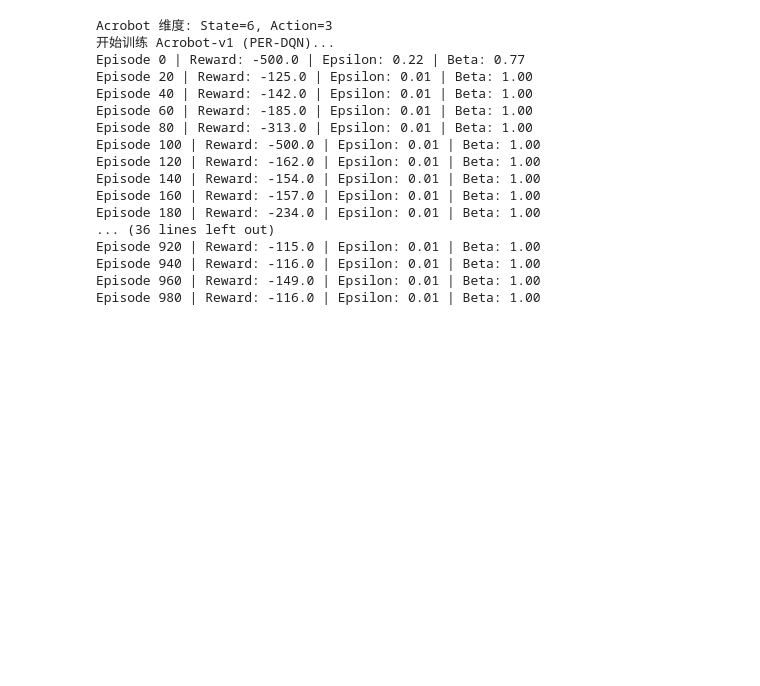
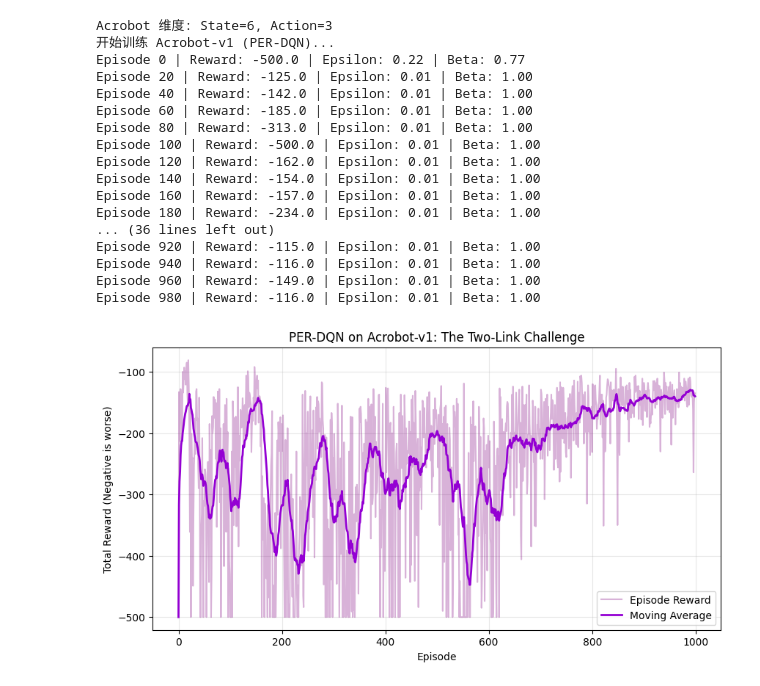
Before and after one commit to baiziyue43-dotcom/a2_part2, a Jupyter notebook: assignment_2_part_2.ipynb, the cells around one changed output. Saved outputs shown, nothing was run; the diff lists cells and outputs as text; code cells hidden in the pictures; blank space fills up the shorter version.

Commit message:
add 3th env performance curve

```diff
--- a/assignment_2_part_2.ipynb
+++ b/assignment_2_part_2.ipynb
@@ -367,3 +366,24 @@ Episode 920 | Reward: -115.0 | Epsilon: 0.01 | Beta: 1.00
 Episode 940 | Reward: -116.0 | Epsilon: 0.01 | Beta: 1.00
 Episode 960 | Reward: -149.0 | Epsilon: 0.01 | Beta: 1.00
 Episode 980 | Reward: -116.0 | Epsilon: 0.01 | Beta: 1.00
+# %%
+def plot_acrobot_results(rewards):
+    plt.figure(figsize=(10, 5))
+    plt.plot(rewards, color='purple', alpha=0.3, label='Episode Reward')
+
+    # 移动平均
+    ma_range = 20
+    if len(rewards) > ma_range:
+        smooth = [np.mean(rewards[max(0, i-ma_range):i+1]) for i in range(len(rewards))]
+        plt.plot(smooth, color='darkviolet', linewidth=2, label='Moving Average')
+
+    plt.title("PER-DQN on Acrobot-v1: The Two-Link Challenge")
+    plt.xlabel("Episode")
+    plt.ylabel("Total Reward (Negative is worse)")
+    plt.legend()
+    plt.grid(alpha=0.3)
+    plt.show()
+
+plot_acrobot_results(acro_rewards)
+# %% [output]
+[figure, added]
```
Also changed, not shown: parts of 1 cell of this notebook.
